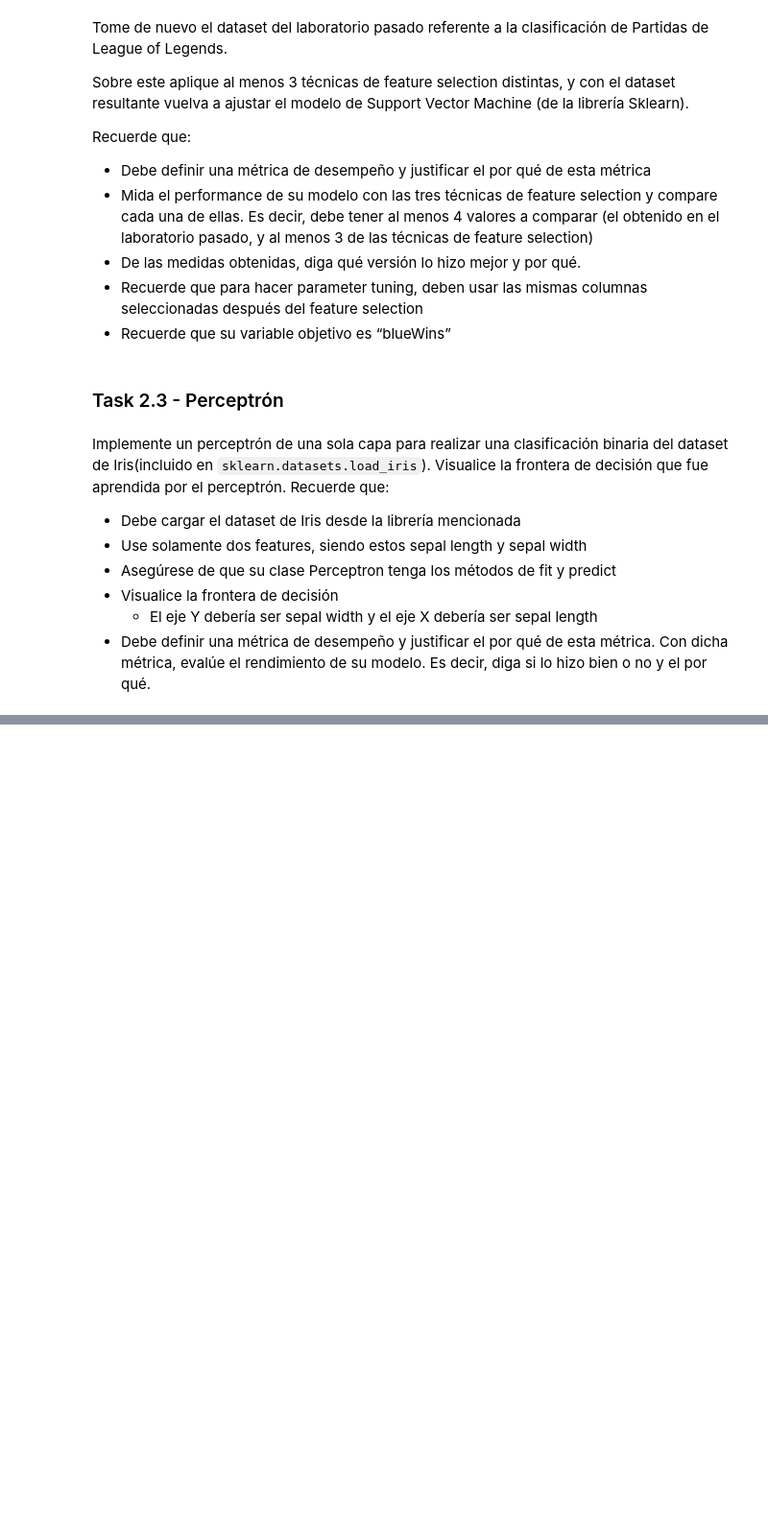
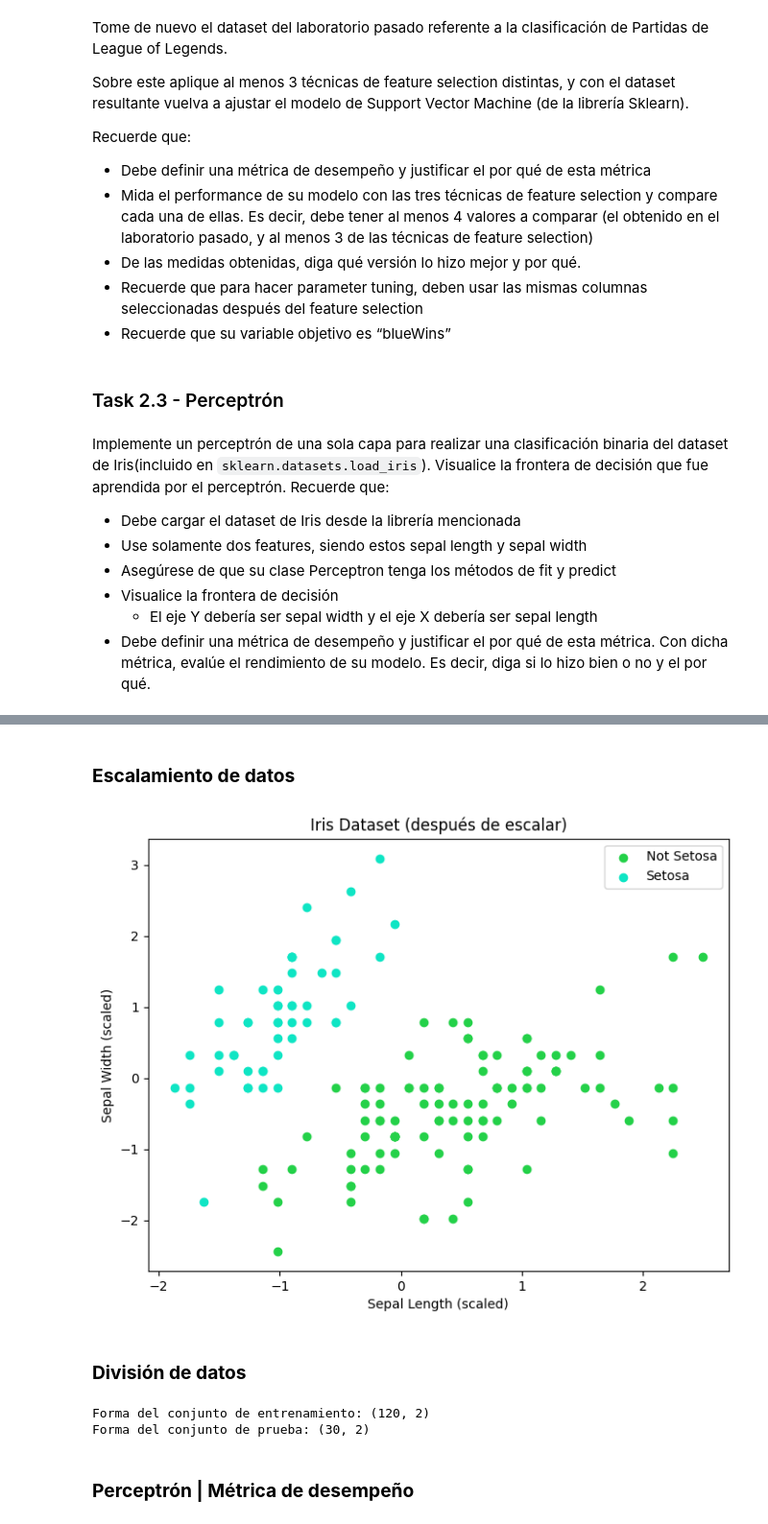
Before and after one commit to FabianKel/LAB3-IA, a Jupyter notebook: LAB3-IA.ipynb, the cells around one changed output, grey strips where cells are left out. Shown at 96% size. Cells and saved outputs as stored; diff of their text form; code cells hidden in the pictures; blank space fills up the shorter version.

```diff
--- a/LAB3-IA.ipynb
+++ b/LAB3-IA.ipynb
@@ -87,0 +123,18 @@ Recuerde que:
+# %% [markdown]
+### **Escalamiento de datos**
+# %%
+# Escalar los features
+scaler = StandardScaler()
+X_scaled = scaler.fit_transform(X)
+
+# Visualizar los datos escalados
+plt.figure(figsize=(8, 6))
+plt.scatter(X_scaled[y == 0, 0], X_scaled[y == 0, 1], color='#24d149', label='Not Setosa')
+plt.scatter(X_scaled[y == 1, 0], X_scaled[y == 1, 1], color='#0fe5c4', label='Setosa')
+plt.xlabel('Sepal Length (scaled)')
+plt.ylabel('Sepal Width (scaled)')
+plt.title('Iris Dataset (después de escalar)')
+plt.legend()
+plt.show()
+# %% [output]
+[figure, added]
@@ -87,0 +168,18 @@ Recuerde que:
+# %% [markdown]
+### **División de datos**
+# %%
+# Dividir los datos
+X_train, X_test, y_train, y_test = train_test_split(
+    X_scaled,
+    y,
+    test_size=0.2,
+    random_state=42
+)
+
+print("Forma del conjunto de entrenamiento:", X_train.shape)
+print("Forma del conjunto de prueba:", X_test.shape)
+# %% [output]
+Forma del conjunto de entrenamiento: (120, 2)
+Forma del conjunto de prueba: (30, 2)
+# %% [markdown]
+### **Perceptrón | Métrica de desempeño**
```
Also changed, not shown: parts of 11 cells of this notebook, 1 other file.
